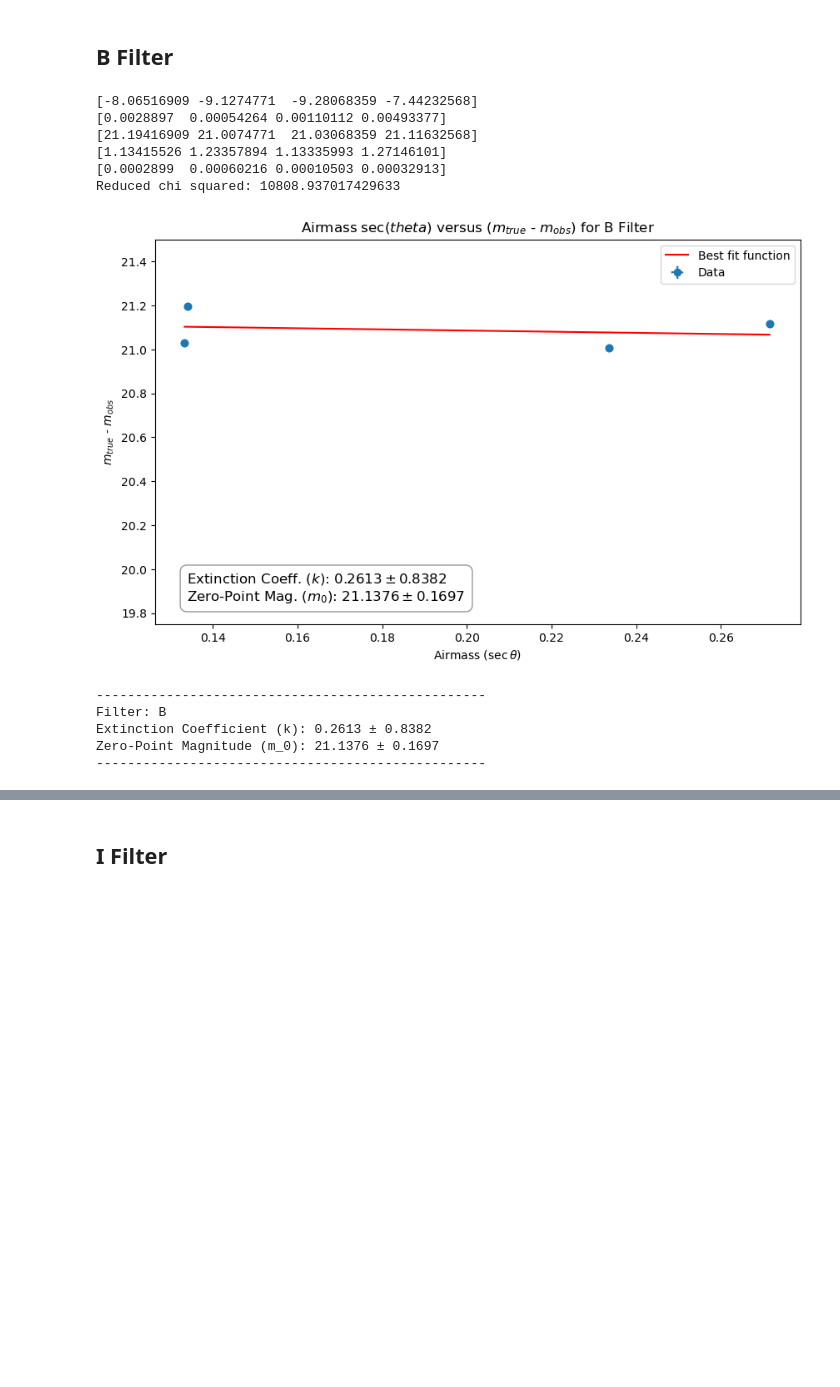
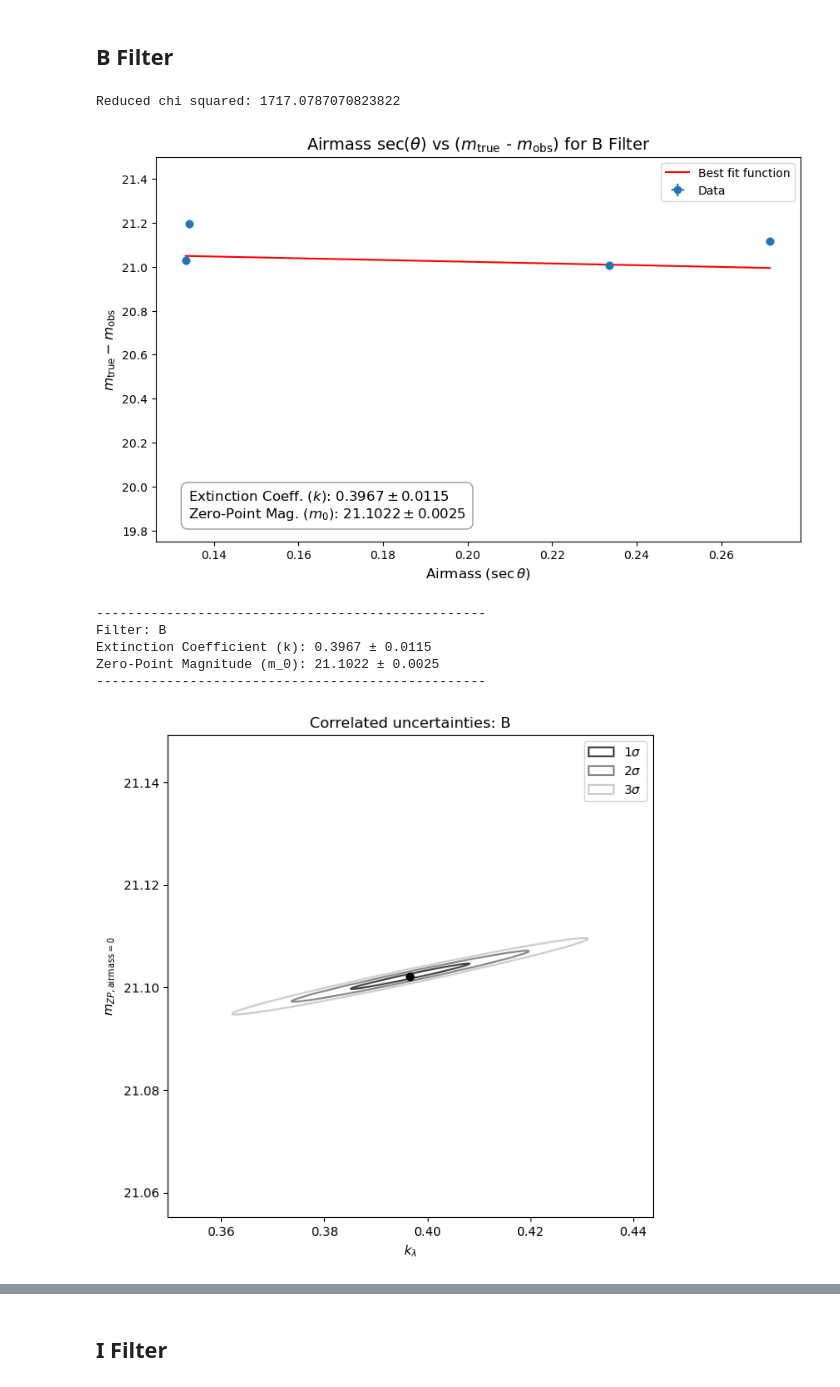
Before and after one commit to siddhantpujni/exoplanets_TGP, a Jupyter notebook: standard_stars.ipynb, the cells around one changed output, grey strips where cells are left out. Drawn from its saved outputs; the diff is of its cells as text; code cells hidden in the pictures; blank space fills up the shorter version.

Commit message:
Added parameter uncertainty graphs

```diff
--- a/standard_stars.ipynb
+++ b/standard_stars.ipynb
@@ -530,7 +531,7 @@ def model(x, a, b):
     """
     return b - a * x
 # %%
-def perform_extinction_correction(magnitudes, airmasses, magnitude_errors, airmass_errors, filter_name, print_text=True, same_axis_scale = True, yerr_best_fit = True):
+def perform_extinction_correction(magnitudes, airmasses, magnitude_errors, airmass_errors, filter_name, print_text=True, same_axis_scale = True, yerr_best_fit = True, abs_sigma = True):
     """
     Performs a linear fit to observational data (magnitude vs. airmass)
     to determine the atmospheric extinction coefficient and the zero-point
@@ -579,7 +580,7 @@ def perform_extinction_correction(magnitudes, airmasses, magnitude_errors, airma
 
     # Fit the model to the data   curve_fit(model, x, y, errors)
     if yerr_best_fit==True:
-        params, covariance = curve_fit(model, airmasses, magnitudes, sigma = magnitude_errors, absolute_sigma = True)
+        params, covariance = curve_fit(model, airmasses, magnitudes, sigma = magnitude_errors, absolute_sigma = abs_sigma)
 
     else:
         params, covariance = curve_fit(model, airmasses, magnitudes) # don't include the errors for the best fit line
@@ -650,9 +651,10 @@ def perform_extinction_correction(magnitudes, airmasses, magnitude_errors, airma
         ax.set_ylim(19.75, 21.5)
 
     # Set labels and title
-    ax.set_xlabel(r'Airmass ($\sec\theta$)')
-    ax.set_ylabel('$m_{true}$ - $m_{obs}$')
-    ax.set_title(f'Airmass $\sec(theta)$ versus ($m_{{true}}$ - $m_{{obs}}$) for {filter_name} Filter')
+    # Use raw strings (r'') for all LaTeX to prevent backslash issues
+    ax.set_xlabel(r'Airmass ($\sec \theta$)', fontsize=12)
+    ax.set_ylabel(r'$m_{\text{true}} - m_{\text{obs}}$', fontsize=12)
+    ax.set_title(f'Airmass $\sec(\\theta)$ vs ($m_{{\\text{{true}}}}$ - $m_{{\\text{{obs}}}}$) for {filter_name} Filter', fontsize=14)
     ax.legend(loc='best')
 
     # Show the plot
@@ -664,5 +666,8 @@ def perform_extinction_correction(magnitudes, airmasses, magnitude_errors, airma
     print(f"Zero-Point Magnitude (m_{0}): {b_fit:.4f} ± {b_error:.4f}")
     print("-" * 50)
 
+    # Call the new plotting function
+    plot_uncertainty_ellipses(params, cov_matrix, filter_name)
+
     # where a_fit = -k, a_error = k_error
     return a_fit, a_error, b_fit, b_error
@@ -1151,29 +1195,26 @@ All three images for all four stars were plotted for each filter.
 # set print_values=True to see all the values
 ins_mags_B, ins_mags_err_B, airmasses_B, airmasses_err_B = filter_ins_mag_vs_airmass('B', print_values=False)
 mags_B = np.array(stn_mags_B) - np.array(ins_mags_B)
-print(np.array(ins_mags_B))
-print(np.array(ins_mags_err_B))
-print(mags_B)
-print(np.array(airmasses_B))
-print(np.array(airmasses_err_B))
+#print(np.array(ins_mags_B))
+#print(np.array(ins_mags_err_B))
+#print(mags_B)
+#print(np.array(airmasses_B))
+#print(np.array(airmasses_err_B))
 
 # correct for airmass at 1 (not 0!)
 airmasses_B_corrected = airmasses_B - np.ones(len(airmasses_B))
-
-# set same_axis_scale=False for a zoomed in plot
-# set yerr_best_fit=True to plot the best fit line using errors
-k_B, k_B_err, m_zpt_B, m_zpt_B_err = perform_extinction_correction(mags_B, airmasses_B_corrected, ins_mags_err_B, airmasses_err_B,
-                                                                   'B', print_text = True, same_axis_scale = True, yerr_best_fit = False)
-# %% [output]
-[-8.06516909 -9.1274771  -9.28068359 -7.44232568]
-[0.0028897  0.00054264 0.00110112 0.00493377]
-[21.19416909 21.0074771  21.03068359 21.11632568]
-[1.13415526 1.23357894 1.13335993 1.27146101]
-[0.0002899  0.00060216 0.00010503 0.00032913]
-Reduced chi squared: 10808.937017429633
-[figure, removed]
---------------------------------------------------
-Filter: B
-Extinction Coefficient (k): 0.2613 ± 0.8382
-Zero-Point Magnitude (m_0): 21.1376 ± 0.1697
---------------------------------------------------
+# %%
+# set same_axis_scale=False for a zoomed in plot
+# set yerr_best_fit=True to plot the best fit line using errors
+k_B, k_B_err, m_zpt_B, m_zpt_B_err = perform_extinction_correction(mags_B, airmasses_B_corrected, ins_mags_err_B, airmasses_err_B,
+                                                                   'B', print_text = True, same_axis_scale = True, yerr_best_fit = True,
+                                                                  abs_sigma = True)
+# %% [output]
+Reduced chi squared: 1717.0787070823822
+[figure, added]
+--------------------------------------------------
+Filter: B
+Extinction Coefficient (k): 0.3967 ± 0.0115
+Zero-Point Magnitude (m_0): 21.1022 ± 0.0025
+--------------------------------------------------
+[figure, added]
```
Also changed, not shown: parts of 14 cells of this notebook.
